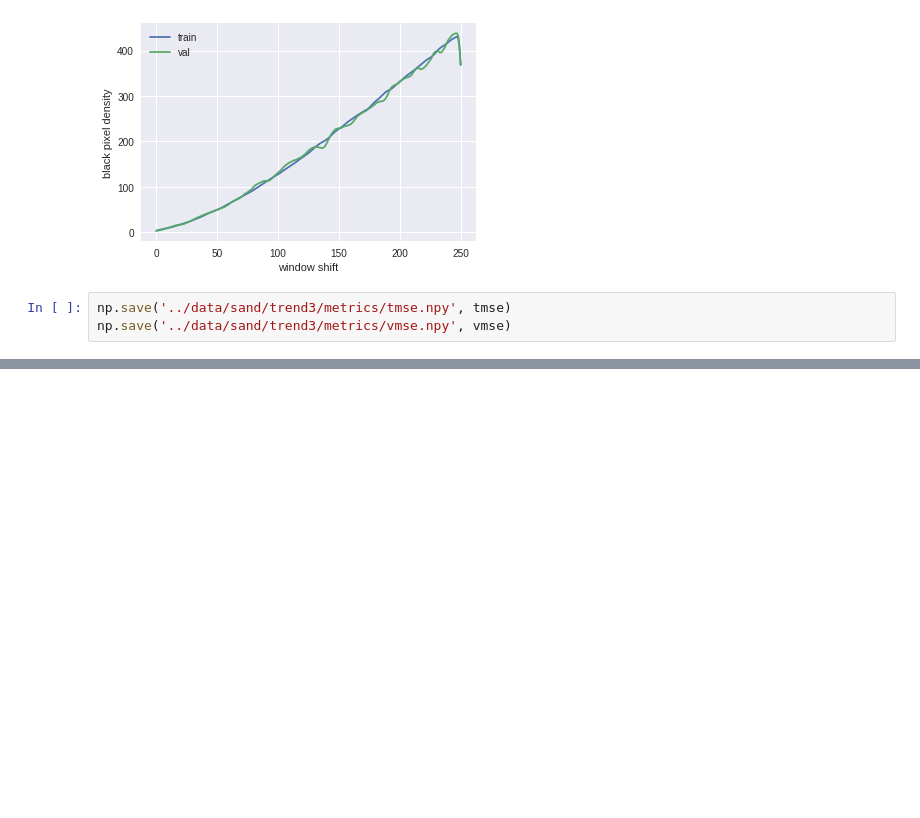
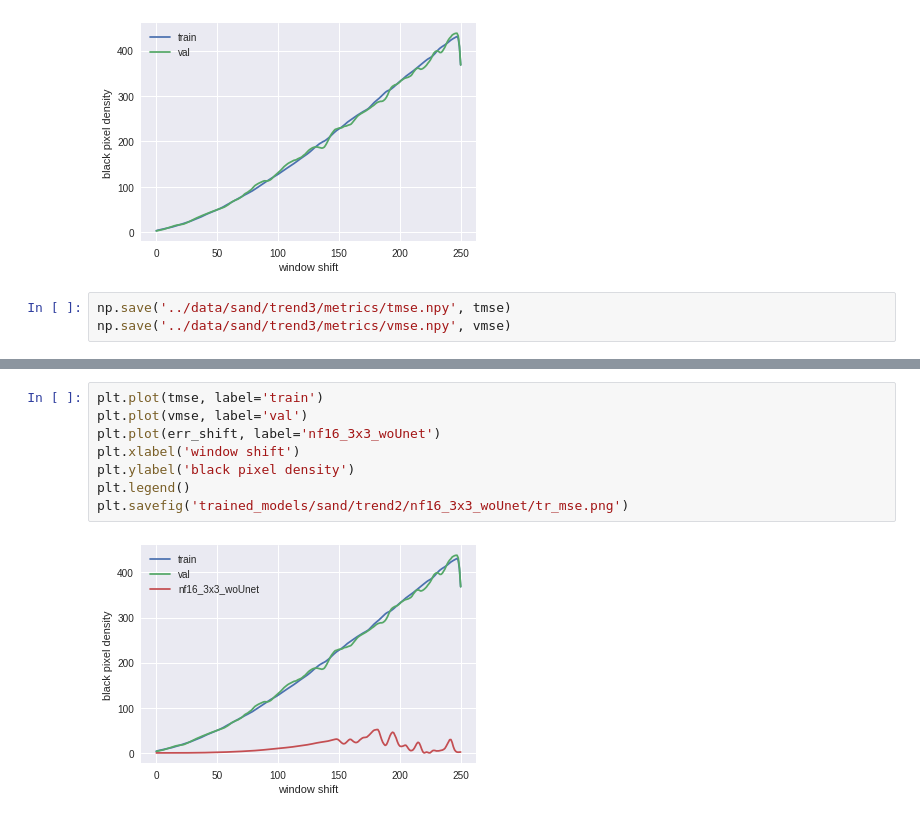
Before and after one commit to astromid/diploma-texture-synthesis, a Jupyter notebook: code/sand_gan.ipynb, the cells around one changed output, grey strips where cells are left out. Saved outputs shown, nothing was run; the diff lists cells and outputs as text; blank space fills up the shorter version.

```diff
--- a/code/sand_gan.ipynb
+++ b/code/sand_gan.ipynb
@@ -111,0 +122,10 @@ np.save('../data/sand/trend3/metrics/vmse.npy', vmse)
+# %%
+plt.plot(tmse, label='train')
+plt.plot(vmse, label='val')
+plt.plot(err_shift, label='nf16_3x3_woUnet')
+plt.xlabel('window shift')
+plt.ylabel('black pixel density')
+plt.legend()
+plt.savefig('trained_models/sand/trend2/nf16_3x3_woUnet/tr_mse.png')
+# %% [output]
+[figure, added]
```
Also changed, not shown: parts of 3 cells of this notebook, 4 other files.
